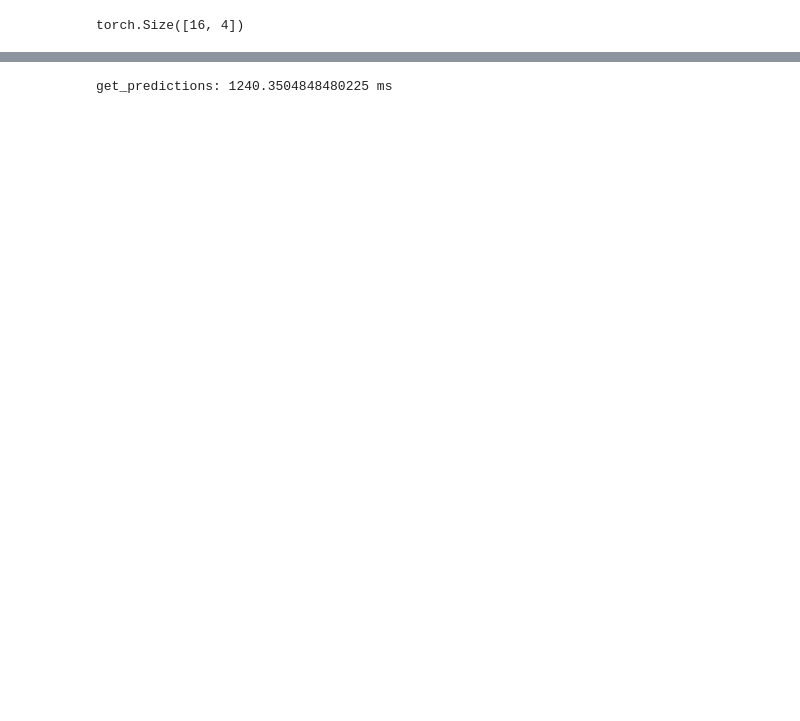
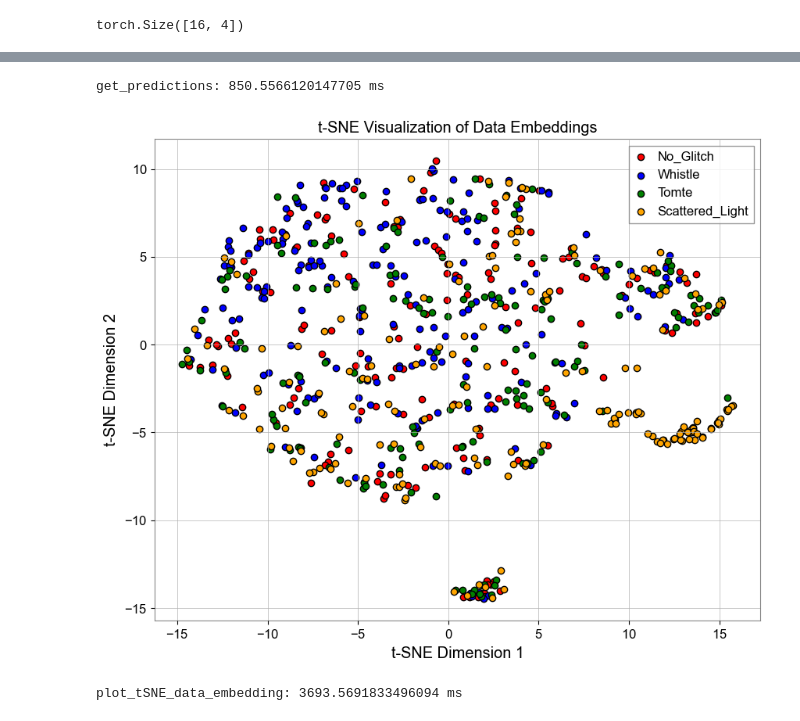
Before and after one commit to brianbaert/MscThesis, a Jupyter notebook: MscThesis_RQ2_playground_FD.ipynb, the cells around one changed output, grey strips where cells are left out. Drawn from its saved outputs; the diff is of its cells as text; code cells hidden in the pictures; blank space fills up the shorter version.

```diff
--- a/MscThesis_RQ2_playground_FD.ipynb
+++ b/MscThesis_RQ2_playground_FD.ipynb
@@ -179,7 +229,6 @@ X_train.to
 # %%
-print(test_cluster_labels)
 label_mapping = {0: 'No_Glitch', 1: 'Whistle', 2: 'Tomte', 3: 'Scattered_Light'}
 # Replace values using the dictionary
-test_labels = np.vectorize(label_mapping.get)(test_cluster_labels)
-print(test_labels)
+classes = ['No_Glitch', 'Whistle', 'Tomte', 'Scattered_Light']
+print(classes)
 # %% [output]
@@ -190,15 +237,18 @@ print(test_labels)
 import torch
 from sklearn.preprocessing import LabelEncoder
 data = torch.from_numpy(X_train).float()  # Assuming data is a numpy array
-
+data_test = torch.from_numpy(X_test).float()
 # Create a label encoder
 le = LabelEncoder()
 # Fit the encoder on the training labels
 le.fit(Y_train)
+le.fit(Y_test)
 # Convert string labels to numerical labels
 Y_train_encoded = le.transform(Y_train)
+Y_test_encoded = le.transform(Y_test)
 # Convert the encoded labels to a long tensor
 labelsEnc = torch.from_numpy(Y_train_encoded).long()
+testLabelsEnc = torch.from_numpy(Y_test_encoded).long()
 labelsEnc.unique()
 # %% [output]
 tensor([0, 1, 2, 3])
@@ -219,39 +269,46 @@ class CustomDataset(Dataset):
         return len(self.labels)
 
     def __getitem__(self, idx):
-        data, label = self.data[idx], self.labels[idx]
-        #data = data.unsqueeze(1)
+        data, label = self.data[idx][0:21], self.labels[idx]
         return data, label
-
 
 class Net(nn.Module):
     def __init__(self):
         super(Net, self).__init__()
-        self.conv1 = nn.Conv1d(in_channels=347, out_channels=128, kernel_size=3, stride=1, padding=1)
+        self.conv1 = nn.Conv1d(in_channels=21, out_channels=128, kernel_size=3, stride=1, padding=1)
         self.bn1 = nn.BatchNorm1d(128)
         self.conv2 = nn.Conv1d(in_channels=128, out_channels=64, kernel_size=3, stride=1, padding=1)
         self.bn2 = nn.BatchNorm1d(64)
         self.conv3 = nn.Conv1d(in_channels=64, out_channels=32, kernel_size=3, stride=1, padding=1)
-        self.fc1 = nn.Linear(32*56, 256)
-        self.fc2 = nn.Linear(256,128)
+        self.bn3 = nn.BatchNorm1d(32)
+        self.conv4 = nn.ConvTranspose1d(in_channels=32, out_channels=64, kernel_size=3, stride=1, padding=1)
+        self.bn4 = nn.BatchNorm1d(64)
+        self.fc1 = nn.Linear(64*56, 1024)
+        self.fc2 = nn.Linear(1024,256)
         self.dropout2 = nn.Dropout(0.3)
-        self.fc3 = nn.Linear(128,4)
+        self.fc3 = nn.Linear(256,4)
 
 
     def forward(self, x):
-        x = nn.functional.relu(self.conv1(x))
-        x = nn.functional.relu(self.conv2(x))
-        x = nn.functional.relu(self.conv3(x))
+        x = nn.functional.selu(self.conv1(x))
+        x = self.bn1(x)
+        x = nn.functional.selu(self.conv2(x))
+        x = self.bn2(x)
+        x = nn.functional.selu(self.conv3(x))
+        x = nn.functional.selu(self.conv4(x))
+        x = self.dropout2(x)
         x = x.view(x.size(0), -1)
-        x = nn.functional.relu(self.fc1(x))
+        x = nn.functional.selu(self.fc1(x))
         x = nn.functional.relu(self.fc2(x))
         x = self.fc3(x)
         return x
 
+
 # Assuming your data and labels are loaded into 'data' and 'labels' variables
 dataset = CustomDataset(data, labelsEnc)
 dataloader = DataLoader(dataset, batch_size=16, shuffle=True)
-
+testset = CustomDataset(data_test, testLabelsEnc)
+testloader = DataLoader(testset, batch_size=16, shuffle=True)
 
 
 def weights_init(m):
@@ -352,4 +412,9 @@ Early stopping at epoch 7, best loss was 0.8438 at epoch 4
 # %%
-y_pred_list, y_true_list = my_utils.get_predictions(model, dataloader)
+y_pred_list, y_true_list = my_utils.get_predictions(model, testloader)
 # %% [output]
-get_predictions: 1240.3504848480225 ms
+get_predictions: 850.5566120147705 ms
+# %%
+my_utils.plot_tSNE_data_embedding(model, testloader, classes, "Results/tSNE_FractalDimension_test.png")
+# %% [output]
+[figure, added]
+plot_tSNE_data_embedding: 3693.5691833496094 ms
```
Also changed, not shown: parts of 19 cells of this notebook, 7 other files.
